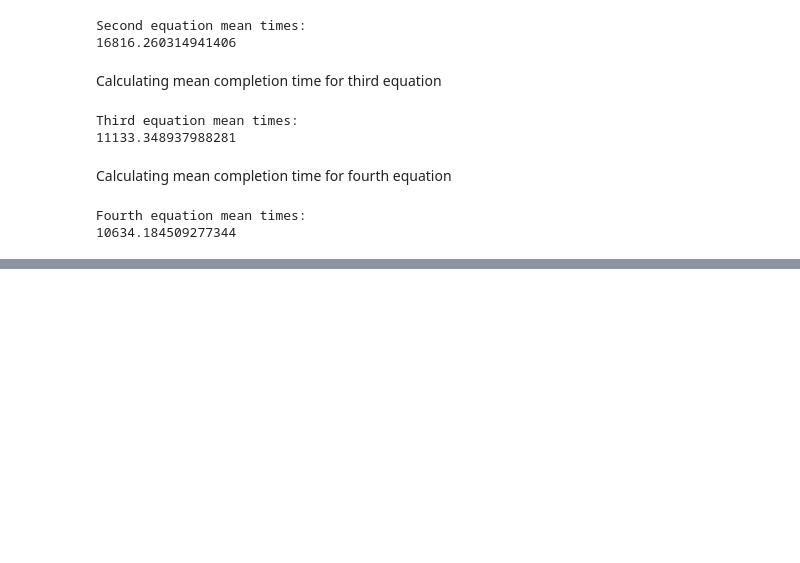
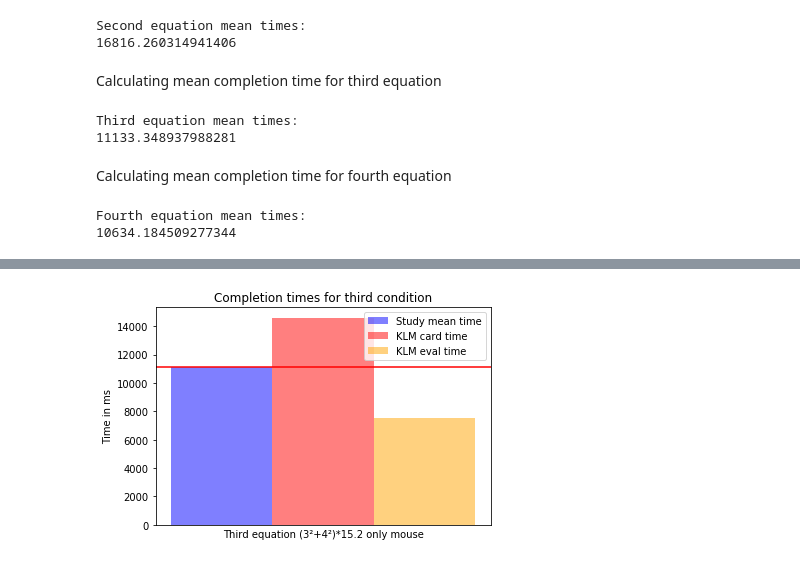
Before and after one commit to MaximilianKoegl/KLM, a Jupyter notebook: klm_report.ipynb, the cells around one changed output, grey strips where cells are left out. Saved outputs shown, nothing was run; the diff lists cells and outputs as text; code cells hidden in the pictures; blank space fills up the shorter version.

```diff
--- a/klm_report.ipynb
+++ b/klm_report.ipynb
@@ -160,0 +231,24 @@ plt.show()
+# %%
+n_groups = 1
+means_mouse = (third_condition_mean)
+means_mouse_KLM_card = (14.6*1000)
+means_mouse_KLM_eval = (7.54*1000)
+
+fig, ax = plt.subplots()
+index = np.arange(n_groups)
+bar_width = 0.15
+opacity = 0.5
+rects1 = plt.bar(index, means_mouse, bar_width, alpha= opacity, color='b', label="Study mean time")
+rects2 = plt.bar(index+bar_width, means_mouse_KLM_card, bar_width,alpha= opacity, color='red',label="KLM card time")
+rects3 = plt.bar(index+2*bar_width, means_mouse_KLM_eval, bar_width,alpha= opacity, color='orange',label="KLM eval time")
+
+plt.xlabel("Equations/Conditions")
+plt.ylabel("Time in ms")
+plt.title("Completion times for third condition")
+plt.xlabel("Third equation (3²+4²)*15.2 only mouse")
+plt.xticks([], [])
+plt.legend()
+plt.axhline(y=third_condition_mean, color="red")
+plt.show()
+# %% [output]
+[figure, added]
```
Also changed, not shown: parts of 12 cells of this notebook.
